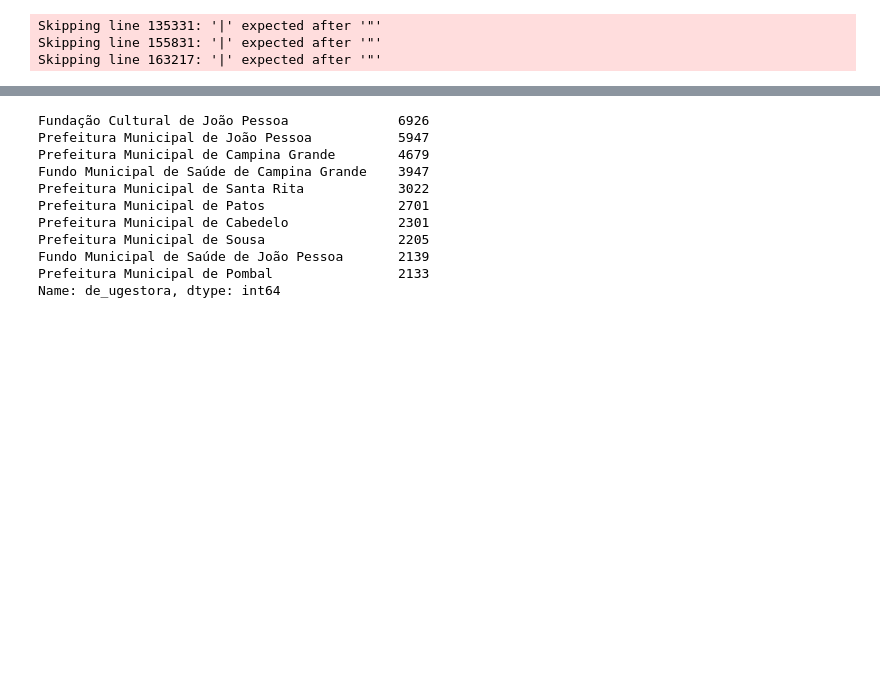
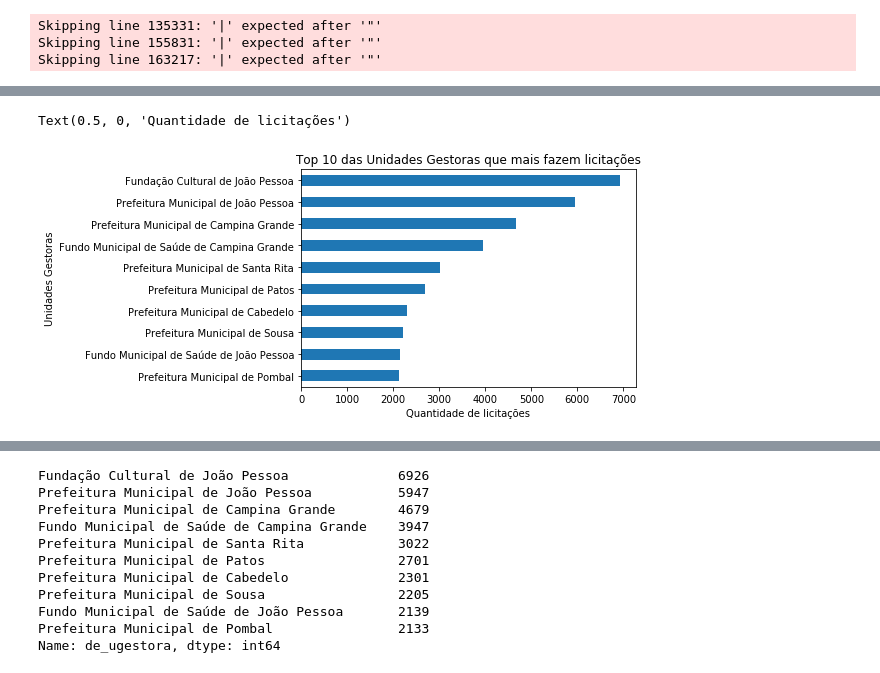
Before and after one commit to labdados/tec-cid, a Jupyter notebook: analise/notebooks/rankings unidades gestoras.ipynb, the cells around one changed output, grey strips where cells are left out. Saved outputs shown, nothing was run; the diff lists cells and outputs as text; code cells hidden in the pictures; blank space fills up the shorter version.

```diff
--- a/analise/notebooks/rankings unidades gestoras.ipynb
+++ b/analise/notebooks/rankings unidades gestoras.ipynb
@@ -46,0 +12,10 @@ lic
+# %%
+#Ranking das unidades gestoras por quantidade de licitações feitas
+lic['de_ugestora'].value_counts()[:10]
+lic['de_ugestora'].value_counts()[:10].plot(kind='barh').invert_yaxis()
+plt.title("Top 10 das Unidades Gestoras que mais fazem licitações")
+plt.ylabel('Unidades Gestoras')
+plt.xlabel('Quantidade de licitações')
+# %% [output]
+Text(0.5, 0, 'Quantidade de licitações')
+[figure, added]
```
Also changed, not shown: parts of 7 cells of this notebook.
